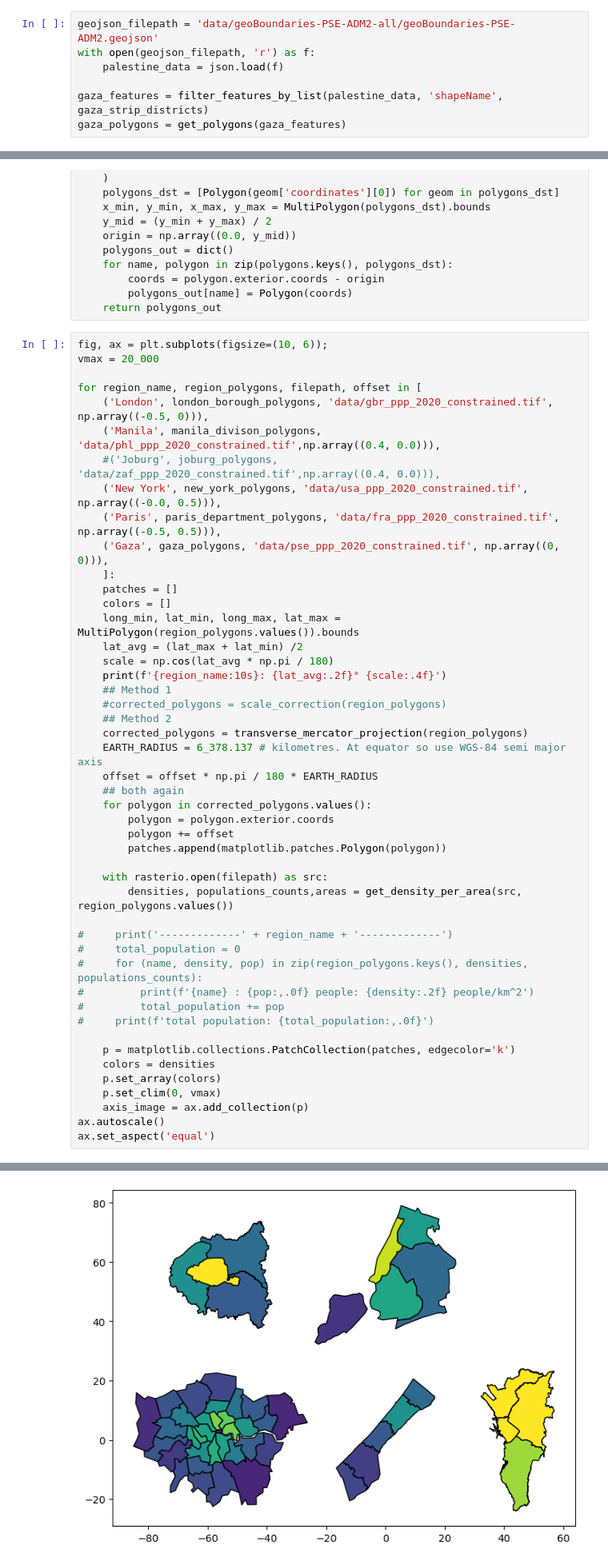
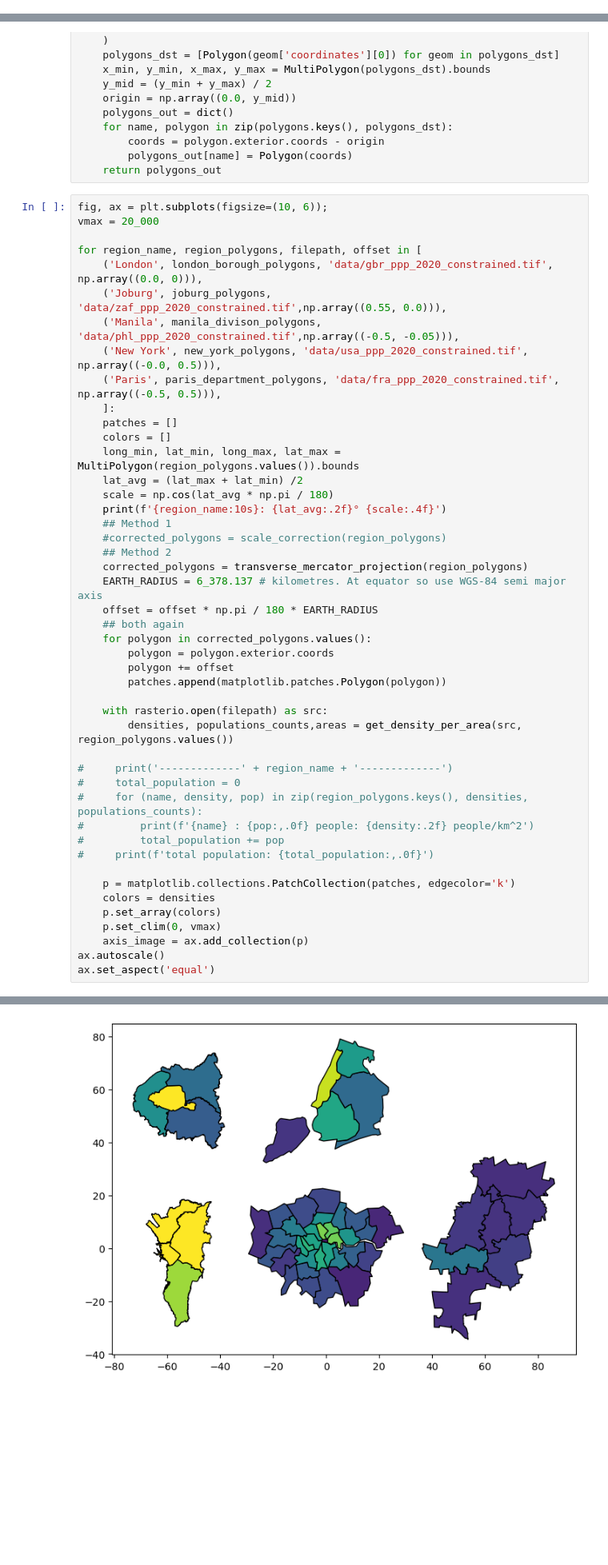
Before and after one commit to LiorSinai/population_distributions, a Jupyter notebook: population_densities_group.ipynb, the cells around one changed output, grey strips where cells are left out. Shown at 80% size. Drawn from its saved outputs; the diff is of its cells as text; blank space fills up the shorter version.

Commit message:
remove focus on Gaza

```diff
--- a/population_densities_group.ipynb
+++ b/population_densities_group.ipynb
@@ -102,10 +96,3 @@ gaza_strip_districts = [
-# %%
-geojson_filepath = 'data/geoBoundaries-PSE-ADM2-all/geoBoundaries-PSE-ADM2.geojson'
-with open(geojson_filepath, 'r') as f:
-    palestine_data = json.load(f)
-
-gaza_features = filter_features_by_list(palestine_data, 'shapeName', gaza_strip_districts)
-gaza_polygons = get_polygons(gaza_features)
 # %% [markdown]
 ## Plot at origin
 # %% [markdown]
@@ -172,12 +159,11 @@ fig, ax = plt.subplots(figsize=(10, 6));
 vmax = 20_000
 
 for region_name, region_polygons, filepath, offset in [
-    ('London', london_borough_polygons, 'data/gbr_ppp_2020_constrained.tif', np.array((-0.5, 0))),
-    ('Manila', manila_divison_polygons, 'data/phl_ppp_2020_constrained.tif',np.array((0.4, 0.0))),
-    #('Joburg', joburg_polygons, 'data/zaf_ppp_2020_constrained.tif',np.array((0.4, 0.0))),
+    ('London', london_borough_polygons, 'data/gbr_ppp_2020_constrained.tif', np.array((0.0, 0))),
+    ('Joburg', joburg_polygons, 'data/zaf_ppp_2020_constrained.tif',np.array((0.55, 0.0))),
+    ('Manila', manila_divison_polygons, 'data/phl_ppp_2020_constrained.tif',np.array((-0.5, -0.05))),
     ('New York', new_york_polygons, 'data/usa_ppp_2020_constrained.tif', np.array((-0.0, 0.5))),
     ('Paris', paris_department_polygons, 'data/fra_ppp_2020_constrained.tif', np.array((-0.5, 0.5))),
-    ('Gaza', gaza_polygons, 'data/pse_ppp_2020_constrained.tif', np.array((0, 0))),
     ]:
     patches = []
     colors = []
@@ -223,2 +209,2 @@ Gaza      : 31.41° 0.8535
-[figure, old version]
+[figure, new version]
 # %%
```
Also changed, not shown: parts of 6 cells of this notebook, 1 other file.
